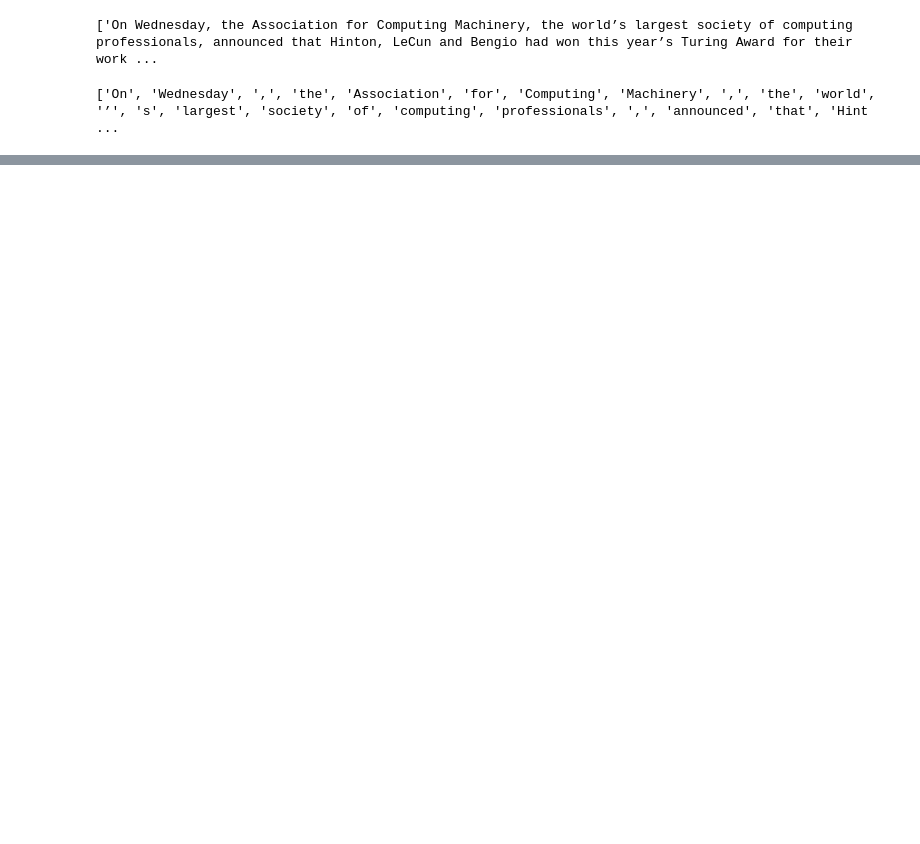
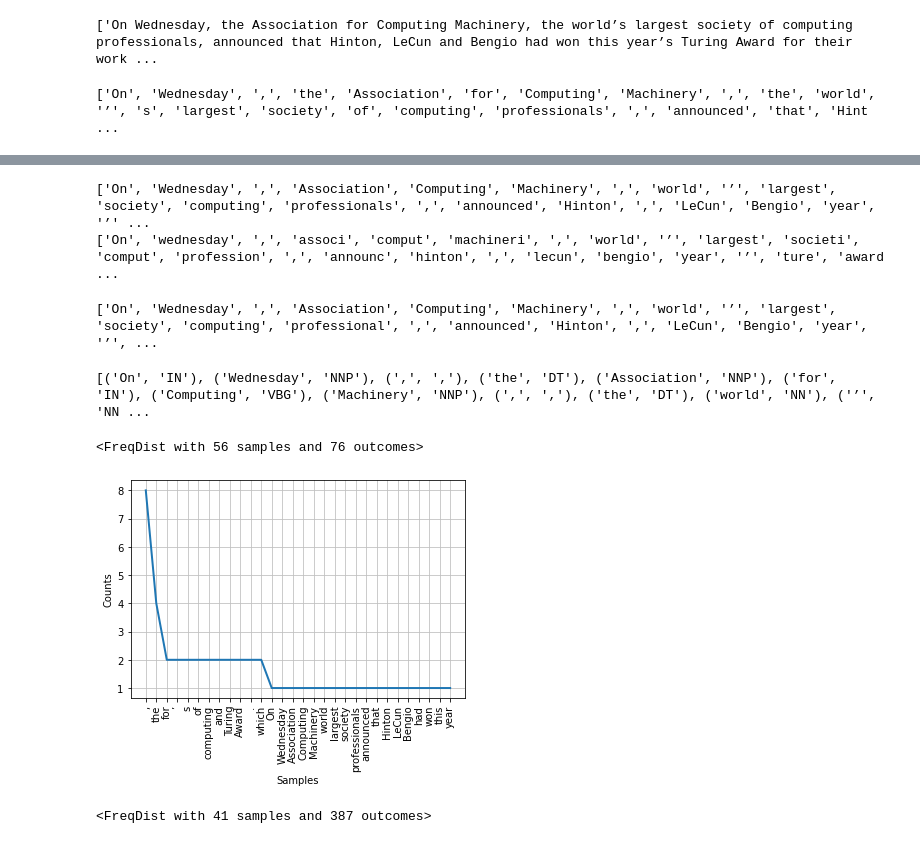
Before and after one commit to HongjoLim/Python, a Jupyter notebook: NLP.ipynb, the cells around one changed output, grey strips where cells are left out. Saved outputs shown, nothing was run; the diff lists cells and outputs as text; code cells hidden in the pictures; blank space fills up the shorter version.

```diff
--- a/NLP.ipynb
+++ b/NLP.ipynb
@@ -20,0 +59,25 @@ print(word_tk)
+# %%
+stemmed_words = []
+for w in filtered_words:
+    stemmed_words.append(port_stem.stem(w))
+
+print(filtered_words)
+print(stemmed_words)
+# %% [output]
+['On', 'Wednesday', ',', 'Association', 'Computing', 'Machinery', ',', 'world', '’', 'largest', 'society', 'computing', 'professionals', ',', 'announced', 'Hinton', ',', 'LeCun', 'Bengio', 'year', '’' ...
+['On', 'wednesday', ',', 'associ', 'comput', 'machineri', ',', 'world', '’', 'largest', 'societi', 'comput', 'profession', ',', 'announc', 'hinton', ',', 'lecun', 'bengio', 'year', '’', 'ture', 'award ...
+# %%
+# Lemmatizing
+from nltk.stem.wordnet import WordNetLemmatizer
+lem = WordNetLemmatizer()
+from nltk.stem.porter import PorterStemmer
+stem = PorterStemmer()
+
+lemm_words = []
+
+for i in range(len(filtered_words)):
+    lemm_words.append(lem.lemmatize(filtered_words[i]))
+
+print(lemm_words)
+# %% [output]
+['On', 'Wednesday', ',', 'Association', 'Computing', 'Machinery', ',', 'world', '’', 'largest', 'society', 'computing', 'professional', ',', 'announced', 'Hinton', ',', 'LeCun', 'Bengio', 'year', '’', ...
@@ -20,0 +88,26 @@ print(word_tk)
+# %%
+from nltk import pos_tag
+pos_tag_words = pos_tag(word_tk)
+
+print(pos_tag_words)
+# %% [output]
+[('On', 'IN'), ('Wednesday', 'NNP'), (',', ','), ('the', 'DT'), ('Association', 'NNP'), ('for', 'IN'), ('Computing', 'VBG'), ('Machinery', 'NNP'), (',', ','), ('the', 'DT'), ('world', 'NN'), ('’', 'NN ...
+# %%
+# Frequency Distribution Plots
+from nltk.probability import FreqDist
+fd = FreqDist(word_tk)
+print(fd)
+# %% [output]
+<FreqDist with 56 samples and 76 outcomes>
+# %%
+# Generate a frequency table including the stop words
+import matplotlib.pyplot as plt
+fd.plot(30, cumulative=False)
+plt.show()
+# %% [output]
+[figure, added]
+# %%
+fd_alpha = FreqDist(text)
+print(fd_alpha)
+# %% [output]
+<FreqDist with 41 samples and 387 outcomes>
```
Also changed, not shown: parts of 5 cells of this notebook.
